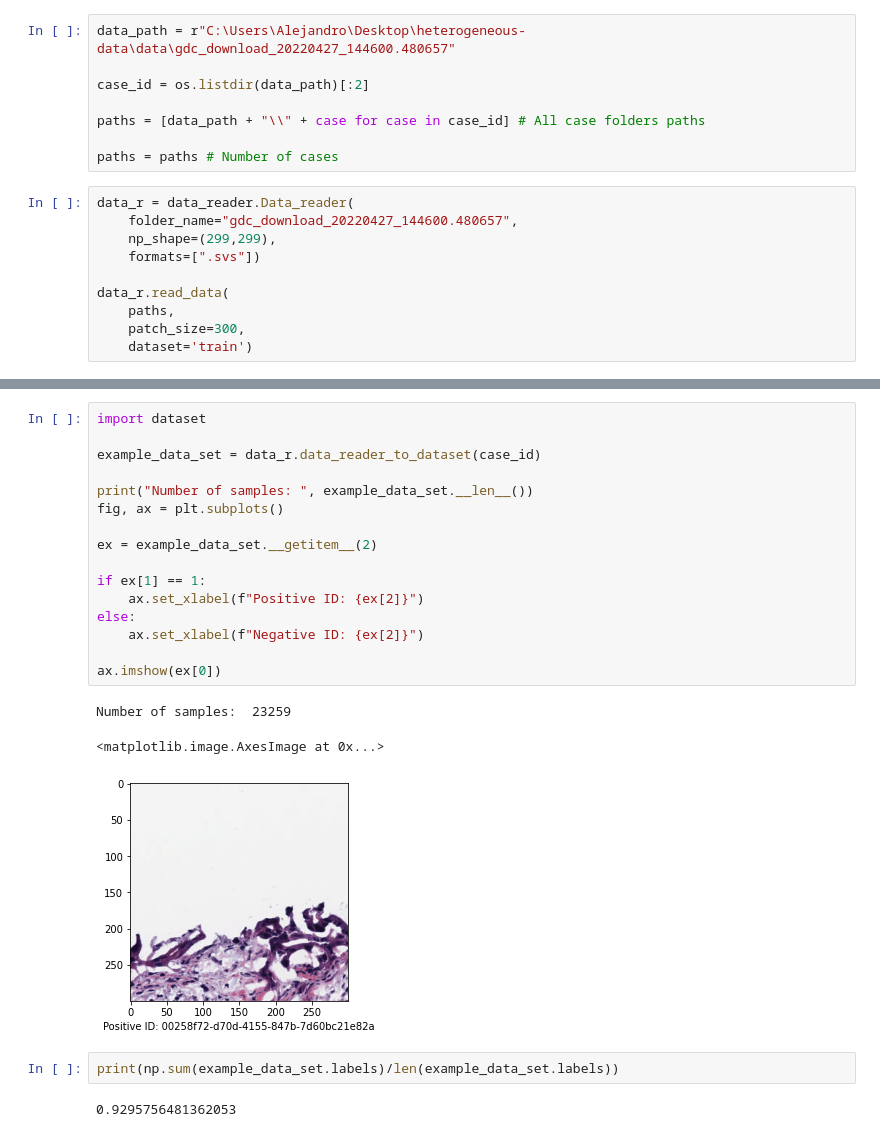
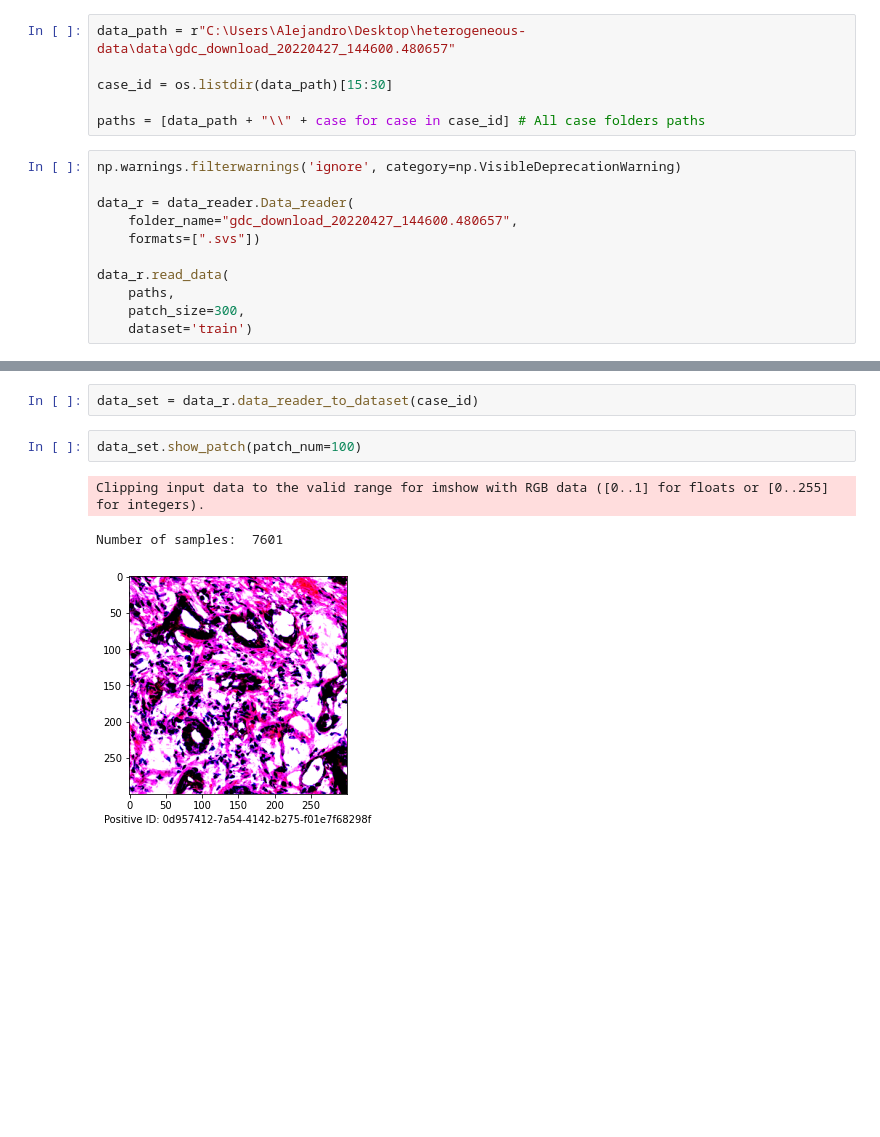
Before and after one commit to alejandroborj/heterogeneous-data, a Jupyter notebook: code/WSI/preprocessing.ipynb, the cells around one changed output, grey strips where cells are left out. Drawn from its saved outputs; the diff is of its cells as text; blank space fills up the shorter version.

```diff
--- a/code/WSI/preprocessing.ipynb
+++ b/code/WSI/preprocessing.ipynb
@@ -9,15 +10,14 @@ import numpy as np
 # %%
 data_path = r"C:\Users\Alejandro\Desktop\heterogeneous-data\data\gdc_download_20220427_144600.480657"
 
-case_id = os.listdir(data_path)[:2]
+case_id = os.listdir(data_path)[15:30]
 
 paths = [data_path + "\\" + case for case in case_id] # All case folders paths
-
-paths = paths # Number of cases
 # %%
+np.warnings.filterwarnings('ignore', category=np.VisibleDeprecationWarning)
+
 data_r = data_reader.Data_reader(
     folder_name="gdc_download_20220427_144600.480657",
-    np_shape=(299,299),
     formats=[".svs"])
 
 data_r.read_data(
@@ -47,24 +27,8 @@ plt.imshow(example['train']['00258f72-d70d-4155-847b-7d60bc21e82a'][0][0][2]) #
-# %%
-import dataset
-
-example_data_set = data_r.data_reader_to_dataset(case_id)
-
-print("Number of samples: ", example_data_set.__len__())
-fig, ax = plt.subplots()
-
-ex = example_data_set.__getitem__(2)
-
-if ex[1] == 1:
-    ax.set_xlabel(f"Positive ID: {ex[2]}")
-else:
-    ax.set_xlabel(f"Negative ID: {ex[2]}")
-
-ax.imshow(ex[0])
-# %% [output]
-Number of samples:  23259
-<matplotlib.image.AxesImage at 0x...>
-[figure, removed]
-# %%
-print(np.sum(example_data_set.labels)/len(example_data_set.labels))
-# %% [output]
-0.9295756481362053
+# %%
+data_set = data_r.data_reader_to_dataset(case_id)
+# %%
+data_set.show_patch(patch_num=100)
+# %% [output]
+Clipping input data to the valid range for imshow with RGB data ([0..1] for floats or [0..255] for integers).
+Number of samples:  7601
+[figure, added]
```
Also changed, not shown: parts of 6 cells of this notebook, 31 other files.
